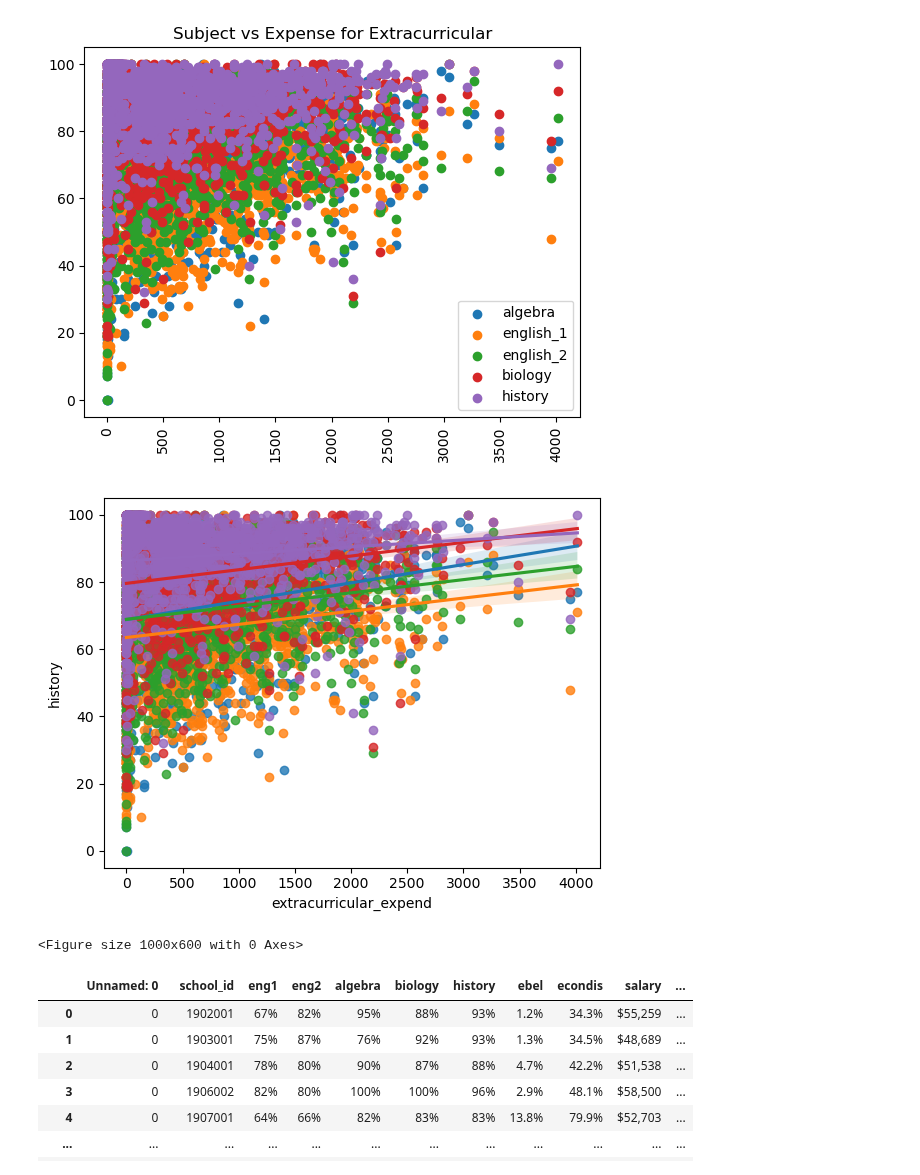
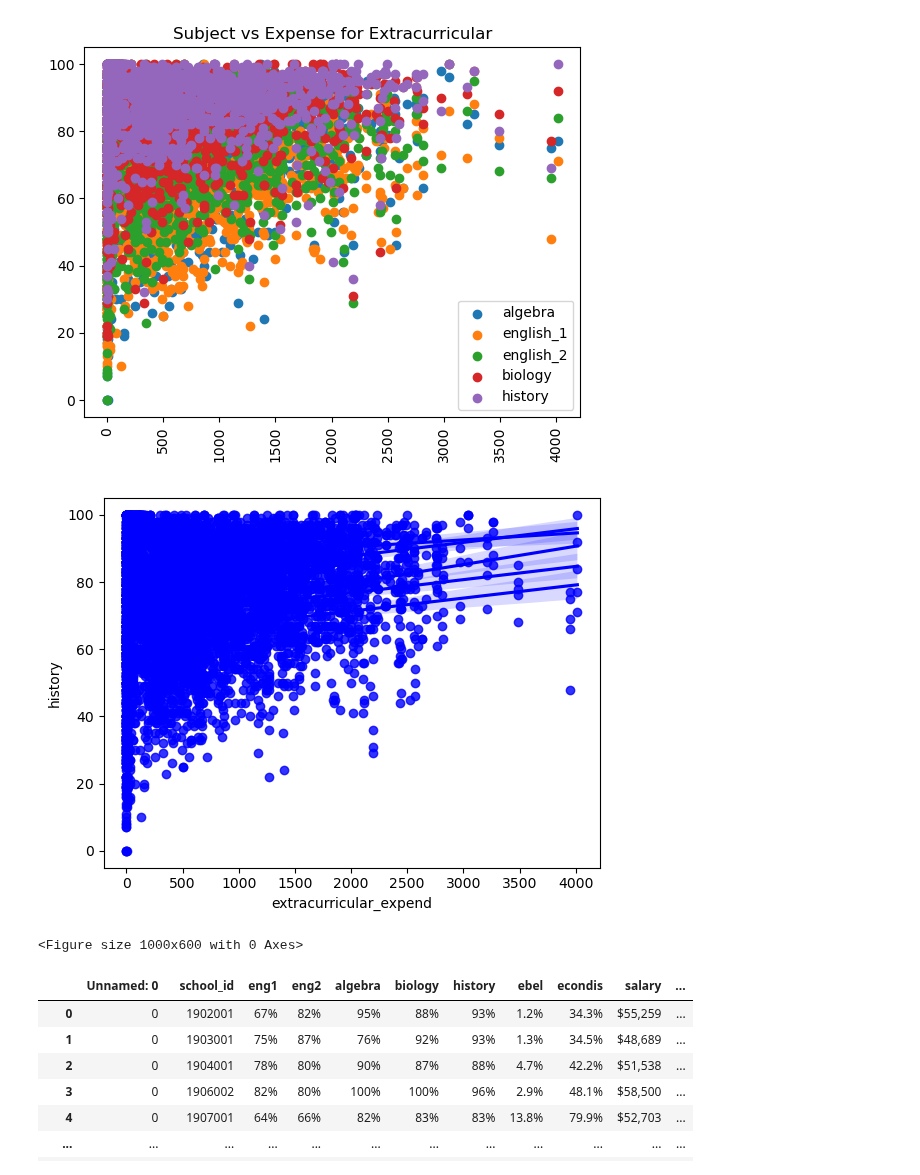
Before and after one commit to college-readiness-preds/capstone_readiness, a Jupyter notebook: bill_folder/random_stuff.ipynb, the cells around one changed output. Drawn from its saved outputs; the diff is of its cells as text; code cells hidden in the pictures.

Commit message:
graph change

```diff
--- a/bill_folder/random_stuff.ipynb
+++ b/bill_folder/random_stuff.ipynb
@@ -179,15 +199,15 @@ plt.show()
 # %% [output]
 [figure]
 # %%
-sns.regplot(x = df.extracurricular_expend, y = df.algebra)
-sns.regplot(x = df.extracurricular_expend, y = df.english_1)
-sns.regplot(x = df.extracurricular_expend, y = df.english_2)
-sns.regplot(x = df.extracurricular_expend, y = df.biology)
+sns.regplot(x = df.extracurricular_expend, y = df.algebra, color = 'blue')
+sns.regplot(x = df.extracurricular_expend, y = df.english_1, color = 'blue')
+sns.regplot(x = df.extracurricular_expend, y = df.english_2, color = 'blue')
+sns.regplot(x = df.extracurricular_expend, y = df.biology, color = 'blue')
 sns.regplot(x = df.extracurricular_expend, y = df.history)
 fig = plt.figure(figsize=(10,6))
 classes = ['First','Second','Third', 'Fourth', 'Fifth']
 # %% [output]
-[figure, old version]
+[figure, new version]
 <Figure size 1000x600 with 0 Axes>
 # %%
 def get_features(school_id):
```
Also changed, not shown: parts of 1 cell of this notebook, 1 other file.
